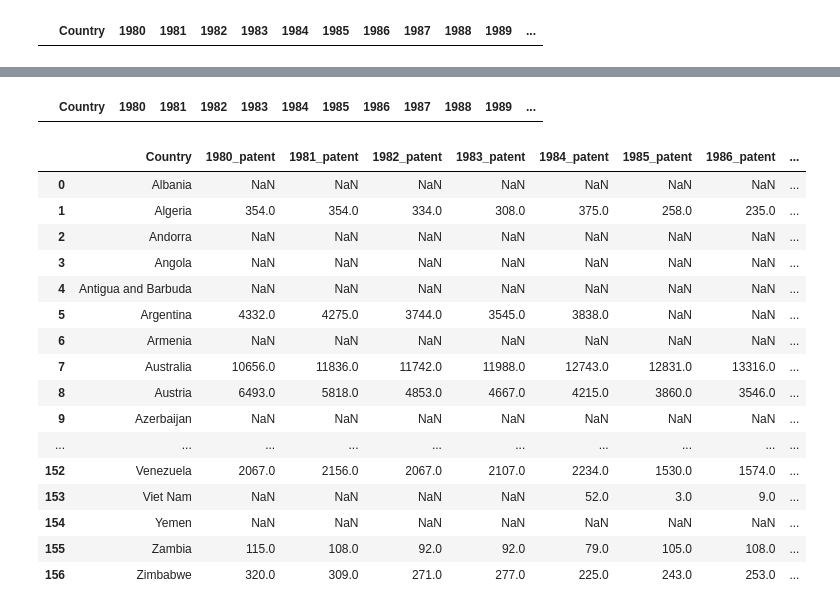
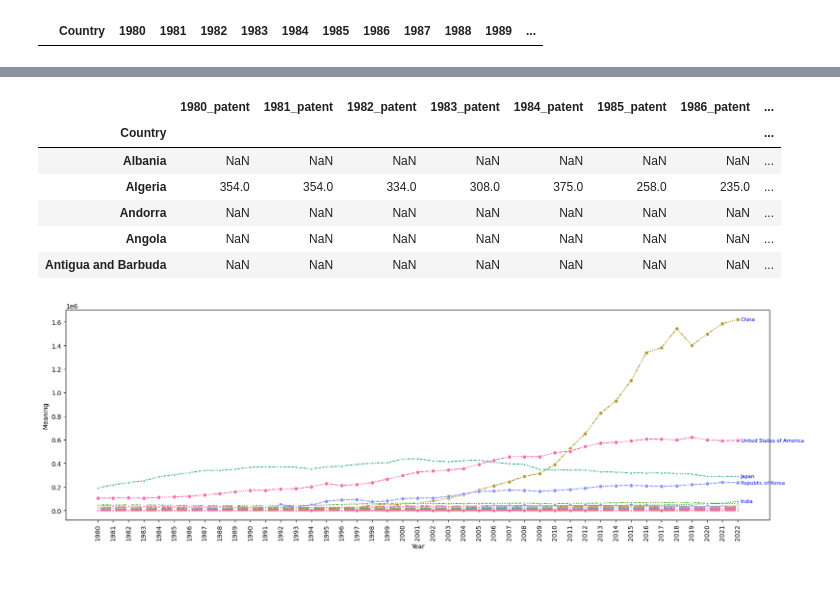
Before and after one commit to Vyshnevskyi91/Economy-growth-prediction, a Jupyter notebook: PatentsToGDP.ipynb, the cells around one changed output, grey strips where cells are left out. Cells and saved outputs as stored; diff of their text form; code cells hidden in the pictures; blank space fills up the shorter version.

```diff
--- a/PatentsToGDP.ipynb
+++ b/PatentsToGDP.ipynb
@@ -13,9 +15,9 @@ df_patent.drop(df_patent.columns[[1, 2, 3]], axis=1, inplace=True)
 indices_to_drop = [0, 1, 2, 3, 11, 36, 37, 39, 41, 43, 45, 47, 48, 59, 60, 61, 67, 94, 109, 120, 123, 129, 145, 155, 156, 175, 181, 183, 184]
 df_patent.drop(indices_to_drop, inplace=True)
 
-rows_to_change = [23, 80, 93, 116, 136, 162, 168, 179]
+rows_to_change = [23, 80, 93, 116, 121, 136, 162, 168, 179]
 column_to_change = 'Country'
-new_names = ['Bolivia', 'Iran', 'Lao Peoples Democratic Republic', 'Netherlands', 'Moldova', 'Syria', 'Turkey', 'Venezuela']
+new_names = ['Bolivia', 'Iran', 'Lao Peoples Democratic Republic', 'Netherlands', 'Macedonia', 'Moldova', 'Syria', 'Turkey', 'Venezuela']
 
 for i, row_index in enumerate(rows_to_change):
     if row_index < 187:
@@ -45,9 +47,9 @@ indices_to_drop = [0, 1, 9, 20, 32, 34, 35, 39, 40, 41, 46, 54, 55, 62, 70, 71,
 df_GDP.drop(indices_to_drop, inplace=True)
 df_GDP = df_GDP.iloc[:, :-6]
 
-rows_to_change = [13, 37, 63, 91, 94, 95, 157, 182, 187, 192]
+rows_to_change = [13, 37, 63, 91, 94, 95, 129, 157, 182, 187, 192]
 column_to_change = 'Country'
-new_names = ['Bahamas', 'China', 'Gambia', 'Republic of Korea', 'Kyrgyzstan', 'Lao Peoples Democratic Republic', 'Slovakia', 'Turkey', 'United States of America', 'Viet Nam']
+new_names = ['Bahamas', 'China', 'Gambia', 'Republic of Korea', 'Kyrgyzstan', 'Lao Peoples Democratic Republic', 'Macedonia', 'Slovakia', 'Turkey', 'United States of America', 'Viet Nam']
 
 for i, row_index in enumerate(rows_to_change):
     if row_index < 200:
@@ -55,5 +57,5 @@ for i, row_index in enumerate(rows_to_change):
 
 df_GDP = df_GDP.sort_values(by='Country')
 
-df_GDP.head()
+df_GDP.shape
 # %% [output]
@@ -66,28 +63,40 @@ df_GDP.head()
-# %%
-filtered_rows = df_GDP[df_GDP['Country'].str.contains('Puerto Rico')]
-filtered_rows
-# %% [output]
-|  | Country | 1980 | 1981 | 1982 | 1983 | 1984 | 1985 | 1986 | 1987 | 1988 | 1989 | ... |
 # %%
 df_combined = pd.merge(df_patent, df_GDP, on='Country', how='inner', suffixes=('_patent', '_GDP'))
+df_combined.set_index('Country', inplace=True)
 
-# Display the combined DataFrame
-df_combined
+df_combined.head()
 # %% [output]
-|  | Country | 1980_patent | 1981_patent | 1982_patent | 1983_patent | 1984_patent | 1985_patent | 1986_patent | ... |
-| 0 | Albania | NaN | NaN | NaN | NaN | NaN | NaN | NaN | ... |
-| 1 | Algeria | 354.0 | 354.0 | 334.0 | 308.0 | 375.0 | 258.0 | 235.0 | ... |
-| 2 | Andorra | NaN | NaN | NaN | NaN | NaN | NaN | NaN | ... |
-| 3 | Angola | NaN | NaN | NaN | NaN | NaN | NaN | NaN | ... |
-| 4 | Antigua and Barbuda | NaN | NaN | NaN | NaN | NaN | NaN | NaN | ... |
-| 5 | Argentina | 4332.0 | 4275.0 | 3744.0 | 3545.0 | 3838.0 | NaN | NaN | ... |
-| 6 | Armenia | NaN | NaN | NaN | NaN | NaN | NaN | NaN | ... |
-| 7 | Australia | 10656.0 | 11836.0 | 11742.0 | 11988.0 | 12743.0 | 12831.0 | 13316.0 | ... |
-| 8 | Austria | 6493.0 | 5818.0 | 4853.0 | 4667.0 | 4215.0 | 3860.0 | 3546.0 | ... |
-| 9 | Azerbaijan | NaN | NaN | NaN | NaN | NaN | NaN | NaN | ... |
-| ... | ... | ... | ... | ... | ... | ... | ... | ... | ... |
-| 152 | Venezuela | 2067.0 | 2156.0 | 2067.0 | 2107.0 | 2234.0 | 1530.0 | 1574.0 | ... |
-| 153 | Viet Nam | NaN | NaN | NaN | NaN | 52.0 | 3.0 | 9.0 | ... |
-| 154 | Yemen | NaN | NaN | NaN | NaN | NaN | NaN | NaN | ... |
-| 155 | Zambia | 115.0 | 108.0 | 92.0 | 92.0 | 79.0 | 105.0 | 108.0 | ... |
-| 156 | Zimbabwe | 320.0 | 309.0 | 271.0 | 277.0 | 225.0 | 243.0 | 253.0 | ... |
+|  | 1980_patent | 1981_patent | 1982_patent | 1983_patent | 1984_patent | 1985_patent | 1986_patent | ... |
+| Country |  |  |  |  |  |  |  | ... |
+| Albania | NaN | NaN | NaN | NaN | NaN | NaN | NaN | ... |
+| Algeria | 354.0 | 354.0 | 334.0 | 308.0 | 375.0 | 258.0 | 235.0 | ... |
+| Andorra | NaN | NaN | NaN | NaN | NaN | NaN | NaN | ... |
+| Angola | NaN | NaN | NaN | NaN | NaN | NaN | NaN | ... |
+| Antigua and Barbuda | NaN | NaN | NaN | NaN | NaN | NaN | NaN | ... |
+# %%
+df_combined_transposed = df_combined.transpose()
+
+# Sort the DataFrame based on values in the "2022_patent" column and select the top 5
+top_5_countries_2022 = df_combined["2022_patent"].sort_values(ascending=False).head(5).index
+
+# Plotting
+plt.figure(figsize=(20, 6))
+
+# Plot the DataFrame using Seaborn's lineplot
+sns.lineplot(data=df_combined_transposed[:43], markers=True, legend=False)
+
+# Set custom x-axis tick labels from 1980 to 2022
+years = list(range(1980, 2023))
+plt.xticks(range(len(years)), years, rotation=90)
+
+# Show the plot
+
+# Adding legend for the top 5 countries in 2022 with a little shift to the right
+for country in top_5_countries_2022:
+    plt.text(len(years) - 1 + 0.2, df_combined.loc[country, "2022_patent"], country, ha='left', va='center', fontsize=8, color='blue')
+
+plt.xlabel('Year')
+plt.ylabel('Meaning')
+plt.show()
+# %% [output]
+[figure, added]
```
Also changed, not shown: parts of 4 cells of this notebook.
